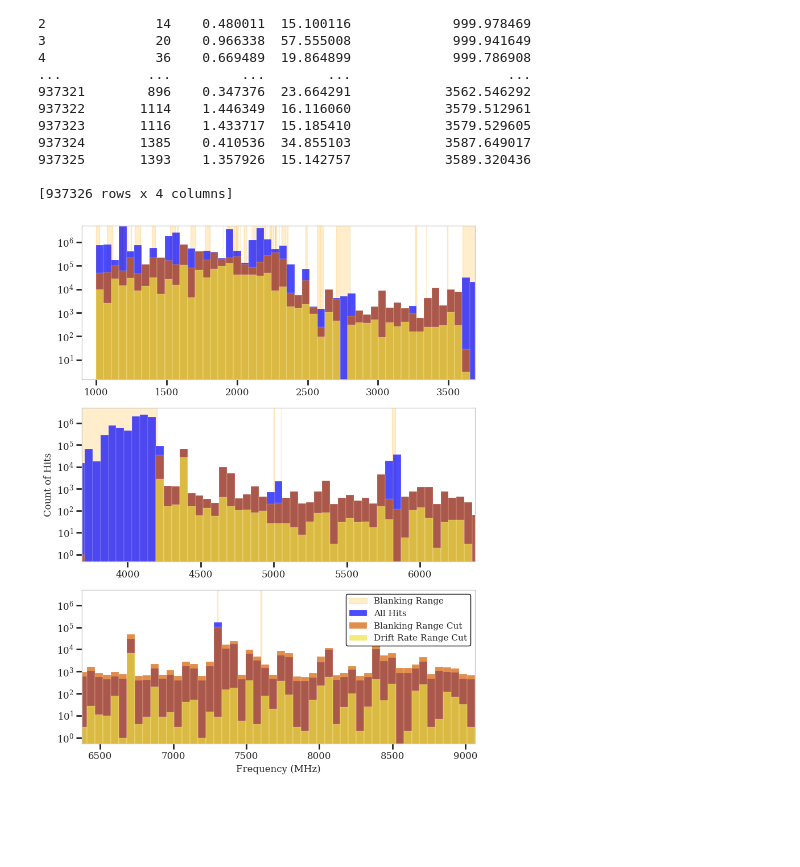
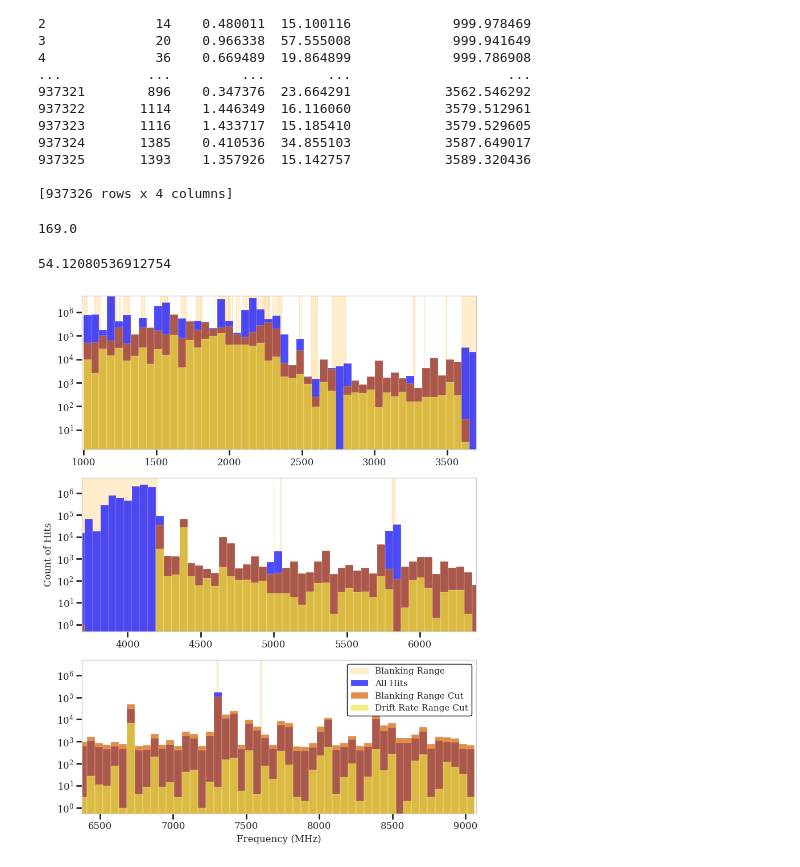
Before and after one commit to valegl04/BL_ATA_Alerts, a Jupyter notebook: ATA/unblanked_base_histo.ipynb, the cells around one changed output. Drawn from its saved outputs; the diff is of its cells as text; code cells hidden in the pictures; blank space fills up the shorter version.

```diff
--- a/ATA/unblanked_base_histo.ipynb
+++ b/ATA/unblanked_base_histo.ipynb
@@ -195,8 +195,16 @@ print(final_results_low)
 937325       1393    1.357926  15.142757            3589.320436
 
 [937326 rows x 4 columns]
+# %%
+bins = 48
+MHz = ((9064-1000)/ bins)+1
+print(MHz)
+# %% [output]
+169.0
 # %%
 bin = np.linspace(1000, 9064, 150)
+bin_width = bin[1] - bin[0]
+print(bin_width)
 
 fig, (ax1, ax2, ax3) = plt.subplots(nrows=3, ncols=1, figsize=(8, 10))
 
@@ -213,7 +221,7 @@ for i, (start, end) in enumerate(blanking_rangeshigh):
 ax1.hist(unblanked_bliss_results1['Uncorrected_Frequency'],  bins=bin, color='blue', alpha=0.7, label="All Hits", edgecolor='white', linewidth=0.2, log=True)
 ax1.hist(filtered_low['Uncorrected_Frequency'], bins=bin, color='#D55E00', alpha=0.7, label="Blanking Range Cut", edgecolor='white', linewidth=0.2, log=True)
 ax1.hist(final_results_low['Uncorrected_Frequency'], bins=bin, color='#F0E442', alpha=0.7, label="Drift Rate Range Cut", edgecolor='white', linewidth=0.2, log=True)
-ax1.set_xlim(900, 3688)
+ax1.set_xlim(990, 3698)
 ax1.set_ylim(0, 5000000)
 ax1.grid(False)
 
@@ -221,34 +229,35 @@ ax2.hist(unblanked_bliss_results2['Uncorrected_Frequency'], bins=bin, color='blu
 ax2.hist(filtered_mid['Uncorrected_Frequency'], bins=bin, color='#D55E00', alpha=0.7,label="Blanking Range Cut", edgecolor='white', linewidth=0.2, log=True)
 ax2.hist(final_results_mid['Uncorrected_Frequency'], bins=bin, color='#F0E442', alpha=0.7,label="Drift Rate Range Cut", edgecolor='white', linewidth=0.2, log=True)
 ax2.set_ylabel('Count of Hits')
-ax2.set_xlim(3688, 6376)
+ax2.set_xlim(3688, 6386)
 ax2.set_ylim(0, 5000000)
 ax2.grid(False)
 
 ax3.hist(unblanked_bliss_results3['Uncorrected_Frequency'], bins=bin, color='blue', alpha=0.7,label="All Hits", edgecolor='white', linewidth=0.2, log=True)
 ax3.hist(filtered_high['Uncorrected_Frequency'],bins=bin, color='#D55E00', alpha=0.7,label="Blanking Range Cut", edgecolor='white', linewidth=0.2, log=True)
 ax3.hist(final_results_high['Uncorrected_Frequency'],bins=bin, color='#F0E442', alpha=0.7, label="Drift Rate Range Cut", edgecolor='white', linewidth=0.2, log=True)
-ax3.set_xlim(6376, 9064)
+ax3.set_xlim(6376, 9074)
 ax3.set_ylim(0, 5000000)
 ax3.set_xlabel('Frequency (MHz)')
 ax3.grid(False)
 
 #style
 plt.style.use('seaborn-v0_8-whitegrid')
 plt.rcParams.update({
     "font.family": "serif",
     "font.size": 12,
     "axes.labelsize": 12,
     "axes.titlesize": 12,
     "legend.fontsize": 11,
     "xtick.major.width": 2,
     "ytick.major.width": 2,
     "xtick.major.size": 7,
     "ytick.major.size": 7,
 })
 plt.legend(loc='upper right', frameon=True, framealpha=1, edgecolor='black')
 plt.tight_layout()
 
 plt.show()
 # %% [output]
+54.12080536912754
-[figure, old version]
+[figure, new version]
```
